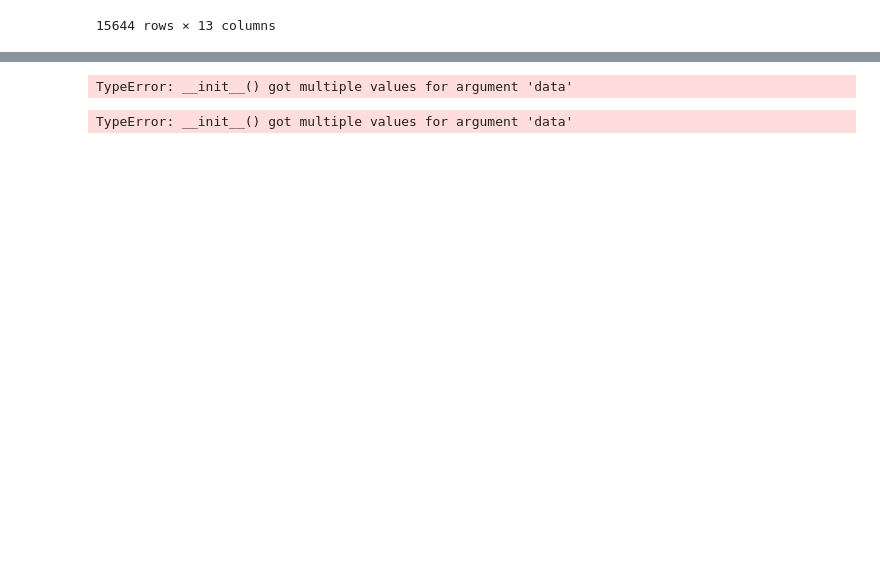
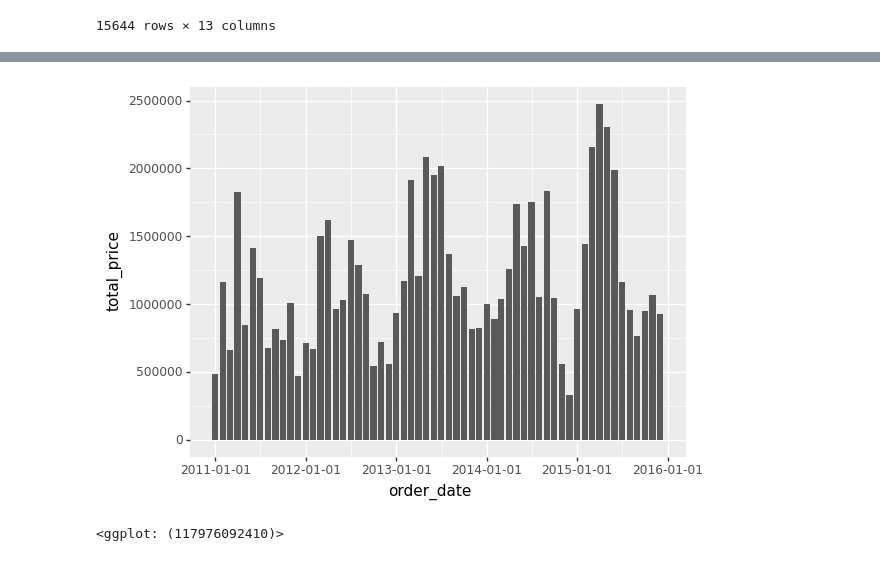
Before and after one commit to boodscode237/DS48_101, a Jupyter notebook: main.ipynb, the cells around one changed output, grey strips where cells are left out. Saved outputs shown, nothing was run; the diff lists cells and outputs as text; code cells hidden in the pictures; blank space fills up the shorter version.

```diff
--- a/main.ipynb
+++ b/main.ipynb
@@ -944,10 +860,8 @@ plt.show()
 # %%
 data_ = sales_by_months
 # %%
-ggplot(aes(x="order_date", y="total_price"), data=data_)
+ggplot(data=data_, mapping=aes(x="order_date", y="total_price")) + \
+    geom_col()
 # %% [output]
+[figure, added]
-TypeError: __init__() got multiple values for argument 'data'
+<ggplot: (117976092410)>
-# %%
-ggplot(aes(x="order_date", y="total_price"), data=data_)
-# %% [output]
-TypeError: __init__() got multiple values for argument 'data'
```
Also changed, not shown: parts of 15 cells of this notebook, 1 other file.
